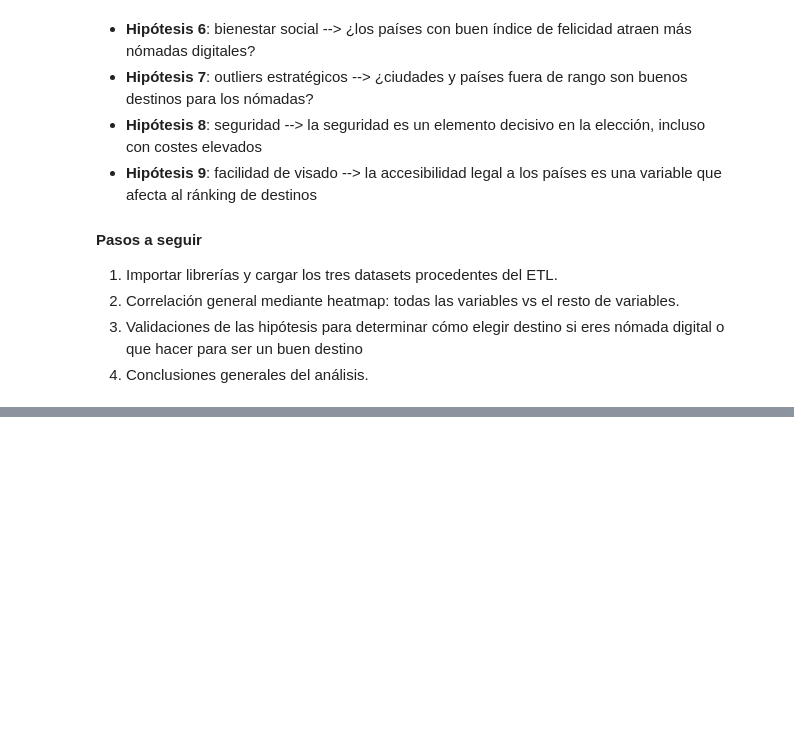
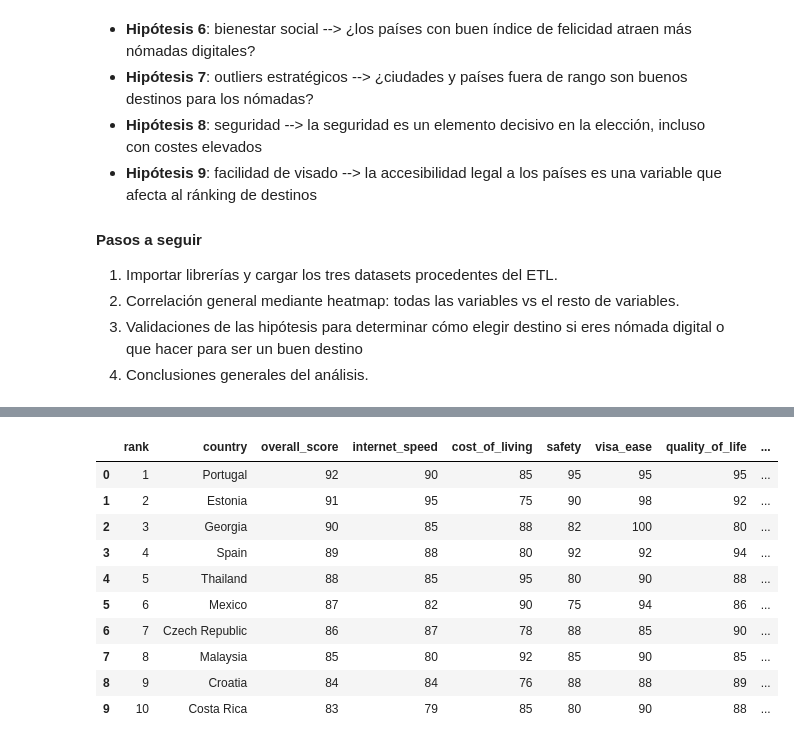
Before and after one commit to danielaaguirrej55-source/EDA-Nomadismo-Digital, a Jupyter notebook: src/notebooks/EDA-bivariante-juanfcia-draft.ipynb, the cells around one changed output, grey strips where cells are left out. Saved outputs shown, nothing was run; the diff lists cells and outputs as text; code cells hidden in the pictures; blank space fills up the shorter version.

```diff
--- a/src/notebooks/EDA-bivariante-juanfcia-draft.ipynb
+++ b/src/notebooks/EDA-bivariante-juanfcia-draft.ipynb
@@ -36,0 +39,27 @@ Básicamente es responder las siguientes preguntas:
+# %%
+# Cargamos las librerías que vamos a necesitar
+
+import numpy as np
+import pandas as pd
+import matplotlib.pyplot as plt
+import seaborn as sns
+
+pd.options.mode.copy_on_write = True
+
+# Configuración de las visualizaciones del análisis univariante:
+# 1. Estilos de Matplotlib y Seaborn
+# 2. Paleta estándar viridis
+
+plt.style.use('seaborn-v0_8-whitegrid')
+sns.set_palette("viridis")
+
+
+# Cargamos todos los datasets totalmente limpios del proceso de ETL
+
+df_cost = pd.read_csv("./data/variables-agregadas-cost-of-living.csv")
+df_circleloop = pd.read_csv("./data/digital-nomad-index-cicleloop-clean.csv")
+df_movingto = pd.read_csv("./data/digital-nomad-index-movingto-clean.csv")
+
+# Cargamos los datasets para saber si todo está correcto
+
+df_cost.head(10) # Selección de variables originales y agregadas de Cost of Living
@@ -36,0 +93,14 @@ Básicamente es responder las siguientes preguntas:
+# %%
+df_movingto.head(10) # Dataset de Nomad Index de Circleloop
+# %% [output]
+|  | rank | country | overall_score | internet_speed | cost_of_living | safety | visa_ease | quality_of_life | ... |
+| 0 | 1 | Portugal | 92 | 90 | 85 | 95 | 95 | 95 | ... |
+| 1 | 2 | Estonia | 91 | 95 | 75 | 90 | 98 | 92 | ... |
+| 2 | 3 | Georgia | 90 | 85 | 88 | 82 | 100 | 80 | ... |
+| 3 | 4 | Spain | 89 | 88 | 80 | 92 | 92 | 94 | ... |
+| 4 | 5 | Thailand | 88 | 85 | 95 | 80 | 90 | 88 | ... |
+| 5 | 6 | Mexico | 87 | 82 | 90 | 75 | 94 | 86 | ... |
+| 6 | 7 | Czech Republic | 86 | 87 | 78 | 88 | 85 | 90 | ... |
+| 7 | 8 | Malaysia | 85 | 80 | 92 | 85 | 90 | 85 | ... |
+| 8 | 9 | Croatia | 84 | 84 | 76 | 88 | 88 | 89 | ... |
+| 9 | 10 | Costa Rica | 83 | 79 | 85 | 80 | 90 | 88 | ... |
```
Also changed, not shown: parts of 12 cells of this notebook.
